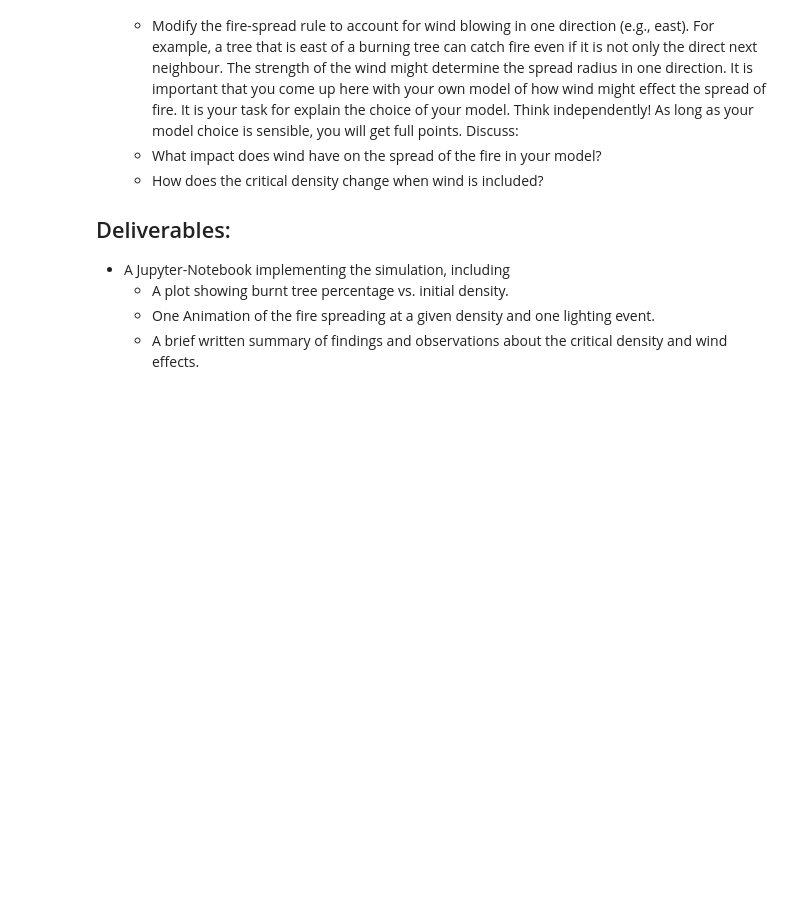
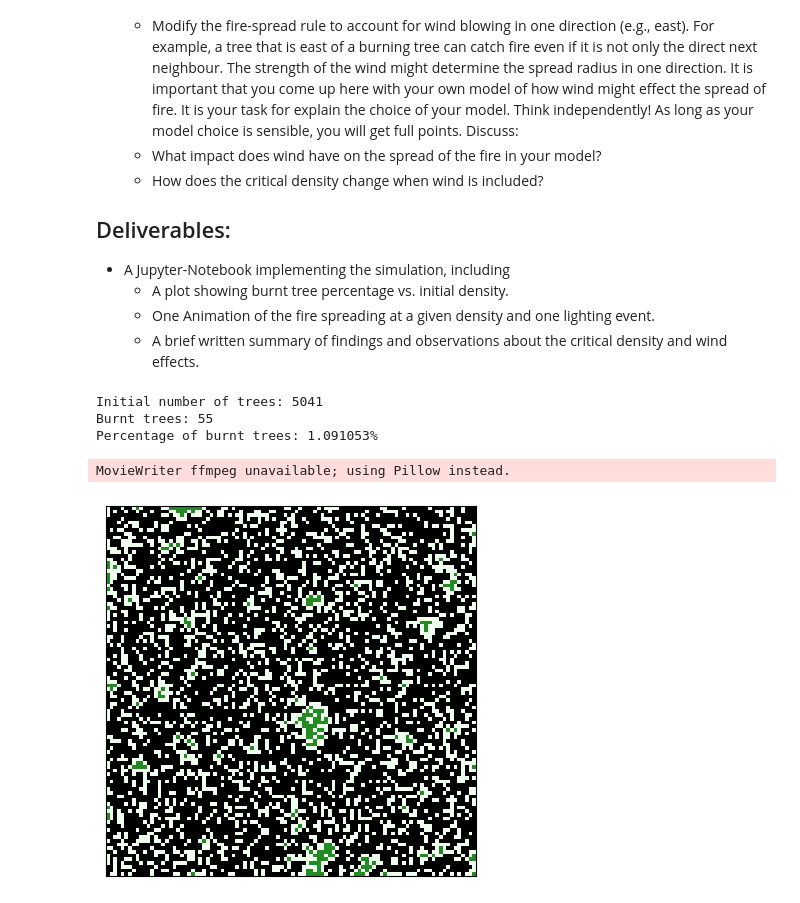
Before and after one commit to DanielDoradoMath/SciProPySS25, a Jupyter notebook: Week06/Project2.ipynb, the cells around one changed output. Drawn from its saved outputs; the diff is of its cells as text; code cells hidden in the pictures; blank space fills up the shorter version.

```diff
--- a/Week06/Project2.ipynb
+++ b/Week06/Project2.ipynb
@@ -82,0 +172,51 @@ def initialize (density, size = (100,100)):
+# %%
+grid = initialize(0.5, (100,100))
+
+trees = get_trees(grid)
+
+after, burnt = run_simulation(grid)
+
+print('Initial number of trees: {}'.format(trees))
+print('Burnt trees: {}'.format(burnt))
+print('Percentage of burnt trees: {:.6f}%'.format(burnt/trees *100))
+# %% [output]
+Initial number of trees: 5041
+Burnt trees: 55
+Percentage of burnt trees: 1.091053%
+# %%
+import matplotlib
+from matplotlib import animation
+
+# Define the colors for each status
+cmap = matplotlib.colors.ListedColormap(["honeydew", "forestgreen", "red", "black"], name='from_list', N=None)
+
+# The code used to produce the animation was inspired by the example in
+#      https://matplotlib.org/stable/gallery/animation/dynamic_image.html
+
+fig, ax = plt.subplots()  # Canvas on which the simulation will be displayed
+
+ax.tick_params(bottom=False, left=False, labelleft=False, labelbottom=False)  # Turn off axis marks
+
+ims = []  # Initializes list of visualization at each step
+
+grid = initialize(0.72)  # Initialize grid
+
+burning_trees = np.transpose(np.where(grid==2))  # Find burning trees
+
+# As long as there are burning trees, evolve in time
+while burning_trees.size > 0:
+    grid = evolve(grid)
+
+    im = ax.imshow(grid, cmap=cmap, interpolation='nearest', animated=True)  # Visualize status
+    ims += [[im]]  # Record status visualization
+
+    burning_trees = np.transpose(np.where(grid==2))  # Read off burning trees after evolution
+
+ani = animation.ArtistAnimation(fig, ims, interval=50, blit=True,
+                                repeat_delay=1000)  # Generate animation
+
+ani.save('forest_fire.gif', fps=30)
+plt.show()
+# %% [output]
+MovieWriter ffmpeg unavailable; using Pillow instead.
+[figure, added]
```
Also changed, not shown: parts of 11 cells of this notebook.
